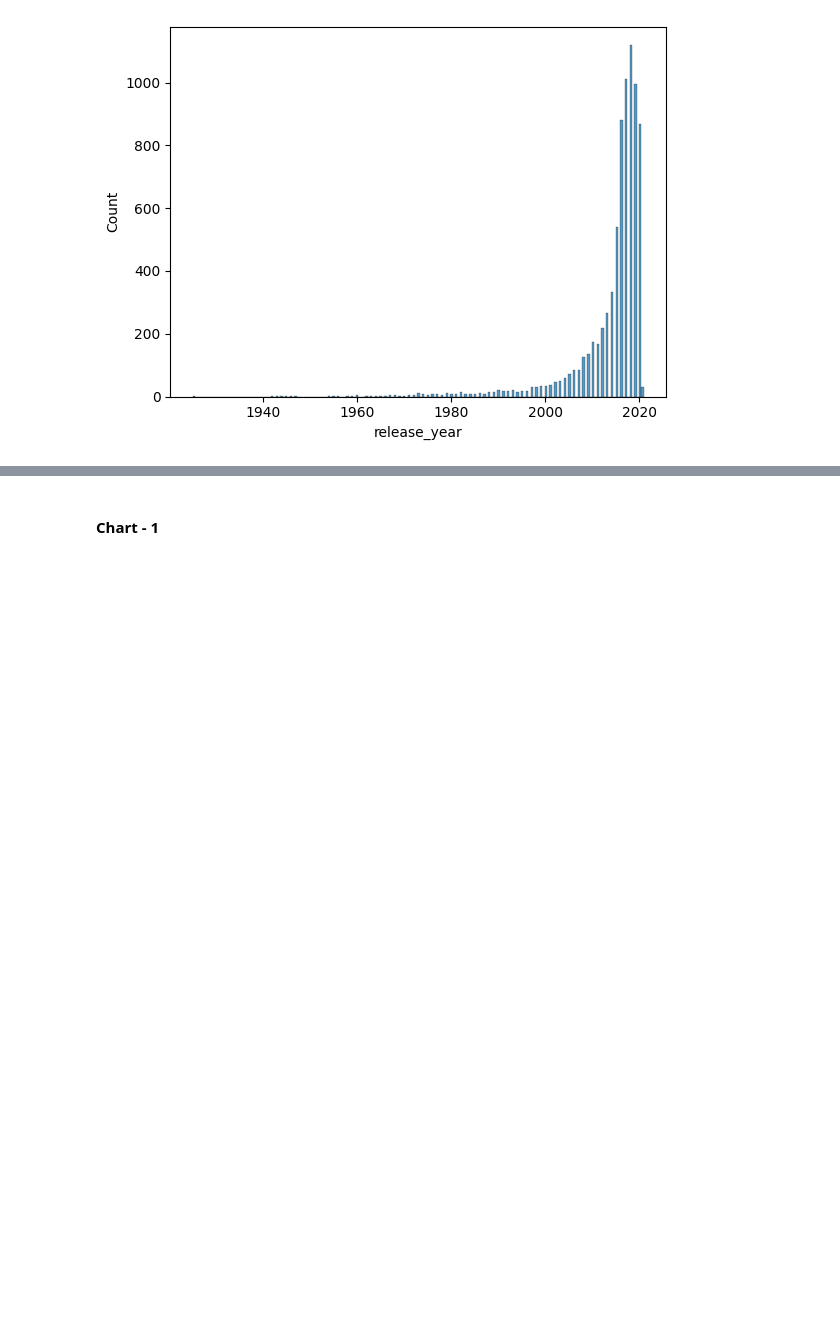
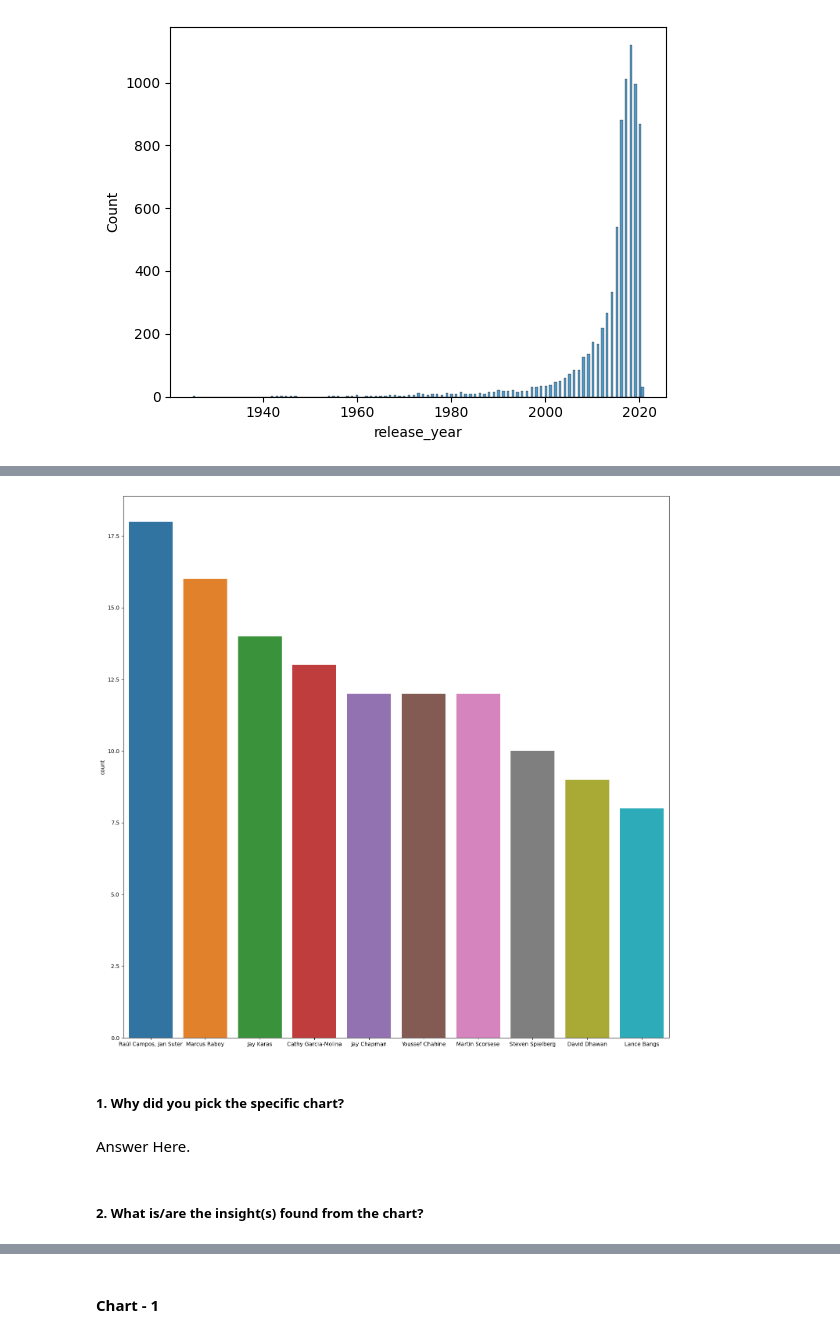
Before and after one commit to 007tickooayush/ML-Unsupervised-Netflix-Clustering-Recommendation-Project, a Jupyter notebook: Ayush_Tickoo_ML_Capstone_Unsupervised_Project.ipynb, the cells around one changed output, grey strips where cells are left out. Cells and saved outputs as stored; diff of their text form; code cells hidden in the pictures; blank space fills up the shorter version.

```diff
--- a/Ayush_Tickoo_ML_Capstone_Unsupervised_Project.ipynb
+++ b/Ayush_Tickoo_ML_Capstone_Unsupervised_Project.ipynb
@@ -450,0 +544,14 @@ plt.show()
+# %%
+# directors.plot(kind= 'bar')
+plt.figure(figsize = (18,18))
+sns.barplot(data = directors, x = directors['directors'].index, y = directors['count'])
+plt.xticks(list(range(len(directors.index))), directors['directors'])
+plt.show()
+# %% [output]
+[figure, added]
+# %% [markdown]
+##### 1. Why did you pick the specific chart?
+# %% [markdown]
+Answer Here.
+# %% [markdown]
+##### 2. What is/are the insight(s) found from the chart?
```
Also changed, not shown: parts of 32 cells of this notebook.
